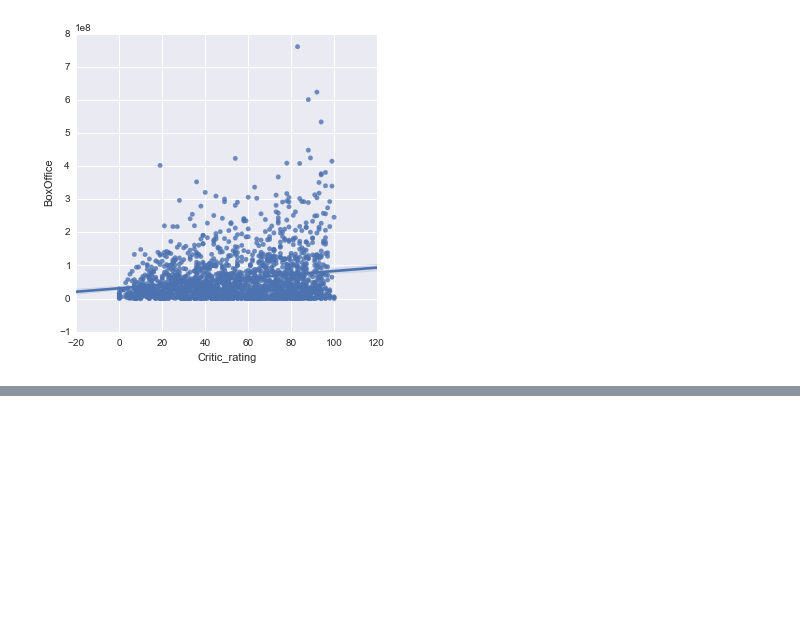
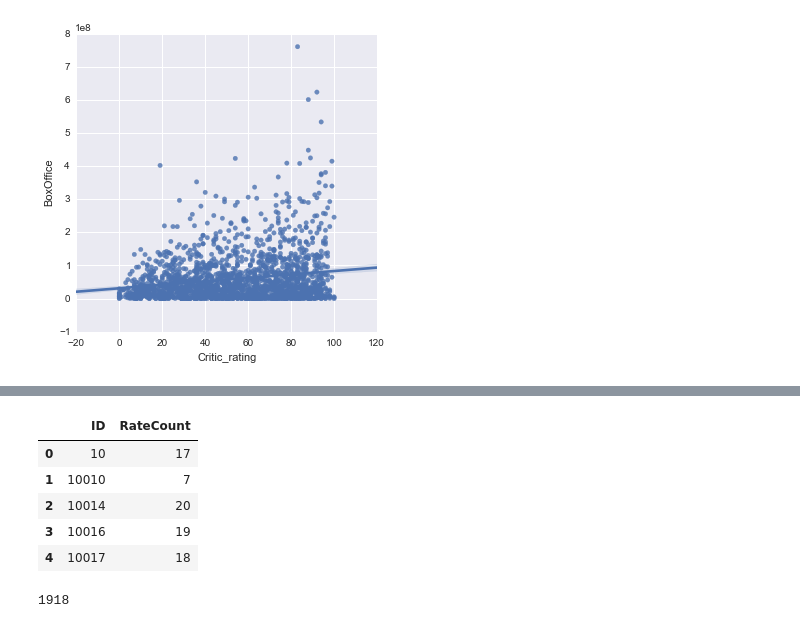
Before and after one commit to lantian2012/DataScience, a Jupyter notebook: Critics_Customer.ipynb, the cells around one changed output, grey strips where cells are left out. Saved outputs shown, nothing was run; the diff lists cells and outputs as text; code cells hidden in the pictures; blank space fills up the shorter version.

```diff
--- a/Critics_Customer.ipynb
+++ b/Critics_Customer.ipynb
@@ -54,0 +66,19 @@ sns.lmplot( 'Critic_rating','BoxOffice', data=MovieTable)
+# %%
+# get the number of critic ratings for each movie
+CriticTable = pd.read_pickle('CriticRaw.pkl')
+CriticTable.columns = ['Movie', 'Name', 'Rate', 'Genre', 'BoxOffice', 'Publication']
+CriticTable = CriticTable[['Movie', 'Name']].groupby('Movie').count()
+CriticTable.reset_index(inplace=True)
+CriticTable.columns = ['ID', 'RateCount']
+CriticTable.head()
+# %% [output]
+|  | ID | RateCount |
+| 0 | 10 | 17 |
+| 1 | 10010 | 7 |
+| 2 | 10014 | 20 |
+| 3 | 10016 | 19 |
+| 4 | 10017 | 18 |
+# %%
+len(MovieTable)
+# %% [output]
+1918
```
Also changed, not shown: parts of 11 cells of this notebook.
